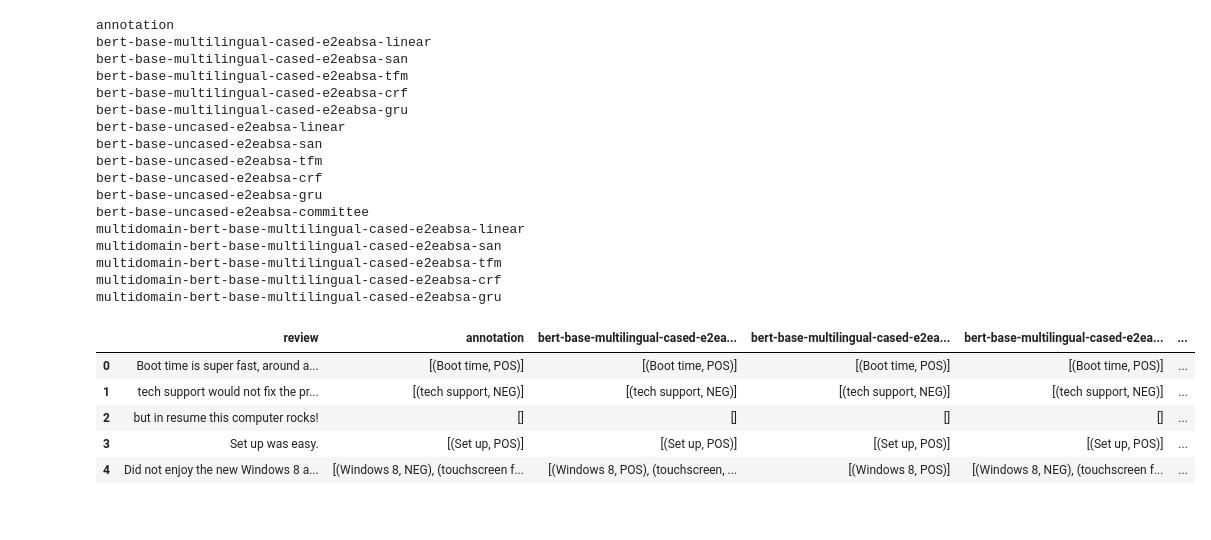
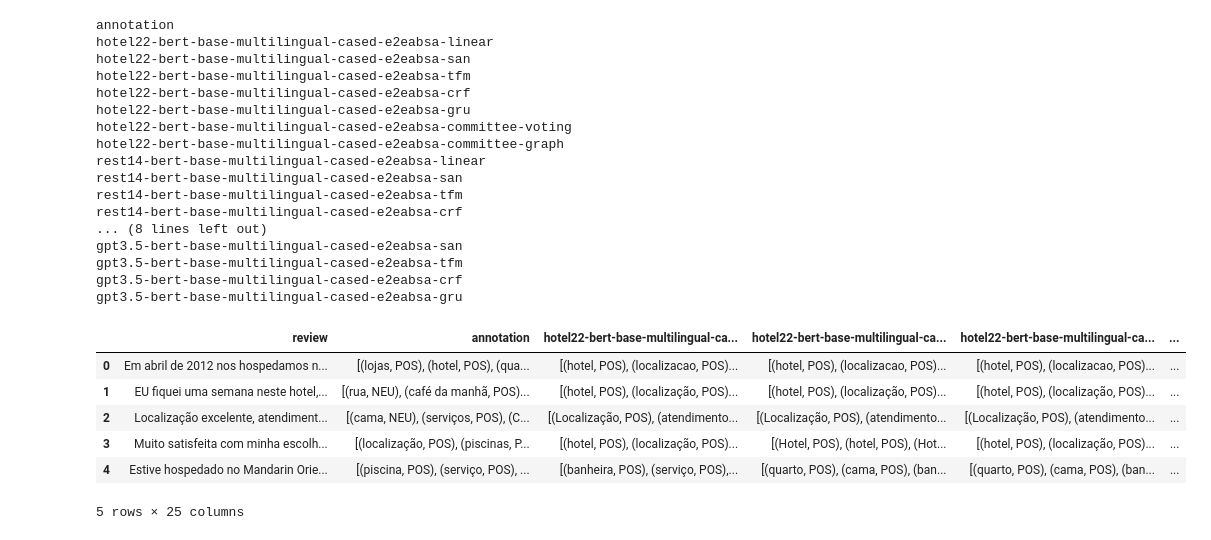
Before and after one commit to GuilhermeMarcon/consentiment, a Jupyter notebook: Evaluate.ipynb, the cells around one changed output. Cells and saved outputs as stored; diff of their text form; code cells hidden in the pictures.

```diff
--- a/Evaluate.ipynb
+++ b/Evaluate.ipynb
@@ -9,42 +18,43 @@ Requirement already satisfied: nervaluate in /usr/local/lib/python3.10/dist-pack
 # %%
 import pandas as pd
 from ast import literal_eval
 
-DATASET = 'laptop14'
+DATASET = 'hotel22'
 
-ROOT = '/content/graph-committee-e2e-absa/data/'
+ROOT = '/content/consentiment/data/'
 df = pd.read_excel(ROOT+DATASET+'/test.xlsx')
 df = df.rename(columns={'text':'review', 'snippet':'review'})
 
 ENTS_COLUMN = 1
 for c in df.columns[ENTS_COLUMN:]:
     print(c)
     df[c] = df[c].apply(literal_eval)
 df.head()
 # %% [output]
 annotation
-bert-base-multilingual-cased-e2eabsa-linear
-bert-base-multilingual-cased-e2eabsa-san
-bert-base-multilingual-cased-e2eabsa-tfm
-bert-base-multilingual-cased-e2eabsa-crf
-bert-base-multilingual-cased-e2eabsa-gru
-bert-base-uncased-e2eabsa-linear
-bert-base-uncased-e2eabsa-san
-bert-base-uncased-e2eabsa-tfm
-bert-base-uncased-e2eabsa-crf
-bert-base-uncased-e2eabsa-gru
-bert-base-uncased-e2eabsa-committee
-multidomain-bert-base-multilingual-cased-e2eabsa-linear
-multidomain-bert-base-multilingual-cased-e2eabsa-san
-multidomain-bert-base-multilingual-cased-e2eabsa-tfm
-multidomain-bert-base-multilingual-cased-e2eabsa-crf
-multidomain-bert-base-multilingual-cased-e2eabsa-gru
+hotel22-bert-base-multilingual-cased-e2eabsa-linear
+hotel22-bert-base-multilingual-cased-e2eabsa-san
+hotel22-bert-base-multilingual-cased-e2eabsa-tfm
+hotel22-bert-base-multilingual-cased-e2eabsa-crf
+hotel22-bert-base-multilingual-cased-e2eabsa-gru
+hotel22-bert-base-multilingual-cased-e2eabsa-committee-voting
+hotel22-bert-base-multilingual-cased-e2eabsa-committee-graph
+rest14-bert-base-multilingual-cased-e2eabsa-linear
+rest14-bert-base-multilingual-cased-e2eabsa-san
+rest14-bert-base-multilingual-cased-e2eabsa-tfm
+rest14-bert-base-multilingual-cased-e2eabsa-crf
+... (8 lines left out)
+gpt3.5-bert-base-multilingual-cased-e2eabsa-san
+gpt3.5-bert-base-multilingual-cased-e2eabsa-tfm
+gpt3.5-bert-base-multilingual-cased-e2eabsa-crf
+gpt3.5-bert-base-multilingual-cased-e2eabsa-gru
-|  | review | annotation | bert-base-multilingual-cased-e2ea... | bert-base-multilingual-cased-e2ea... | bert-base-multilingual-cased-e2ea... | ... |
-| 0 | Boot time is super fast, around a... | [(Boot time, POS)] | [(Boot time, POS)] | [(Boot time, POS)] | [(Boot time, POS)] | ... |
-| 1 | tech support would not fix the pr... | [(tech support, NEG)] | [(tech support, NEG)] | [(tech support, NEG)] | [(tech support, NEG)] | ... |
-| 2 | but in resume this computer rocks! | [] | [] | [] | [] | ... |
-| 3 | Set up was easy. | [(Set up, POS)] | [(Set up, POS)] | [(Set up, POS)] | [(Set up, POS)] | ... |
-| 4 | Did not enjoy the new Windows 8 a... | [(Windows 8, NEG), (touchscreen f... | [(Windows 8, POS), (touchscreen, ... | [(Windows 8, POS)] | [(Windows 8, NEG), (touchscreen f... | ... |
+|  | review | annotation | hotel22-bert-base-multilingual-ca... | hotel22-bert-base-multilingual-ca... | hotel22-bert-base-multilingual-ca... | ... |
+| 0 | Em abril de 2012 nos hospedamos n... | [(lojas, POS), (hotel, POS), (qua... | [(hotel, POS), (localizacao, POS)... | [(hotel, POS), (localizacao, POS)... | [(hotel, POS), (localizacao, POS)... | ... |
+| 1 | EU fiquei uma semana neste hotel,... | [(rua, NEU), (café da manhã, POS)... | [(hotel, POS), (localização, POS)... | [(hotel, POS), (localização, POS)... | [(hotel, POS), (localização, POS)... | ... |
+| 2 | Localização excelente, atendiment... | [(cama, NEU), (serviços, POS), (C... | [(Localização, POS), (atendimento... | [(Localização, POS), (atendimento... | [(Localização, POS), (atendimento... | ... |
+| 3 | Muito satisfeita com minha escolh... | [(localização, POS), (piscinas, P... | [(hotel, POS), (localização, POS)... | [(Hotel, POS), (hotel, POS), (Hot... | [(hotel, POS), (localização, POS)... | ... |
+| 4 | Estive hospedado no Mandarin Orie... | [(piscina, POS), (serviço, POS), ... | [(banheira, POS), (serviço, POS),... | [(quarto, POS), (cama, POS), (ban... | [(quarto, POS), (cama, POS), (ban... | ... |
+5 rows × 25 columns
 # %%
 ## this converts those entities to span
 ## it will try to find the entity in the snippet, if it can't, will ignore that entity
```
Also changed, not shown: parts of 7 cells of this notebook, 1 other file.
